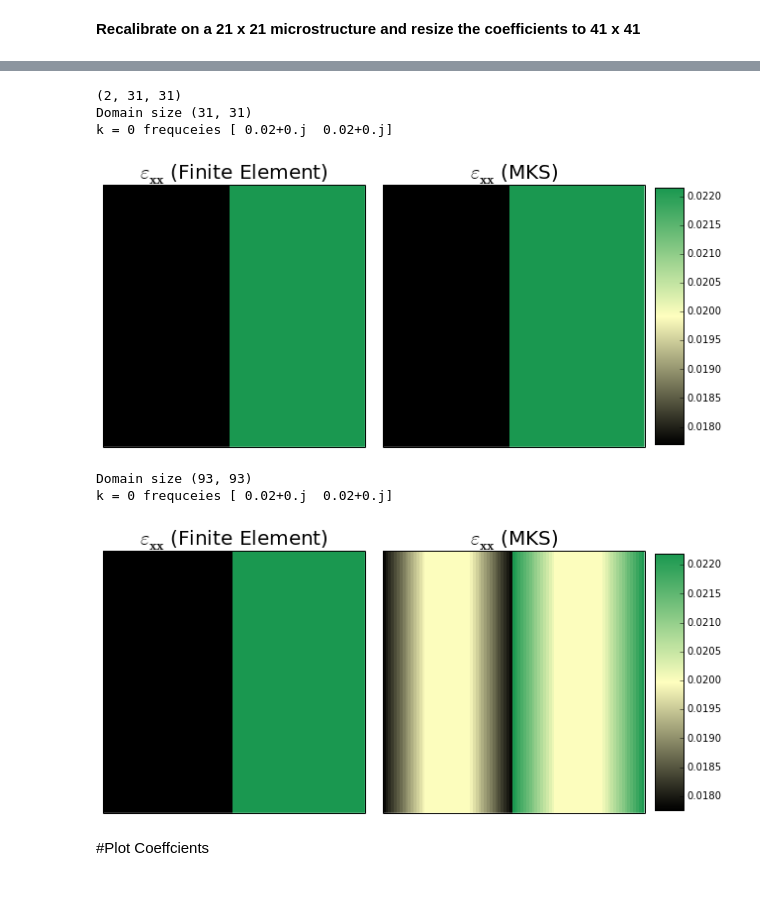
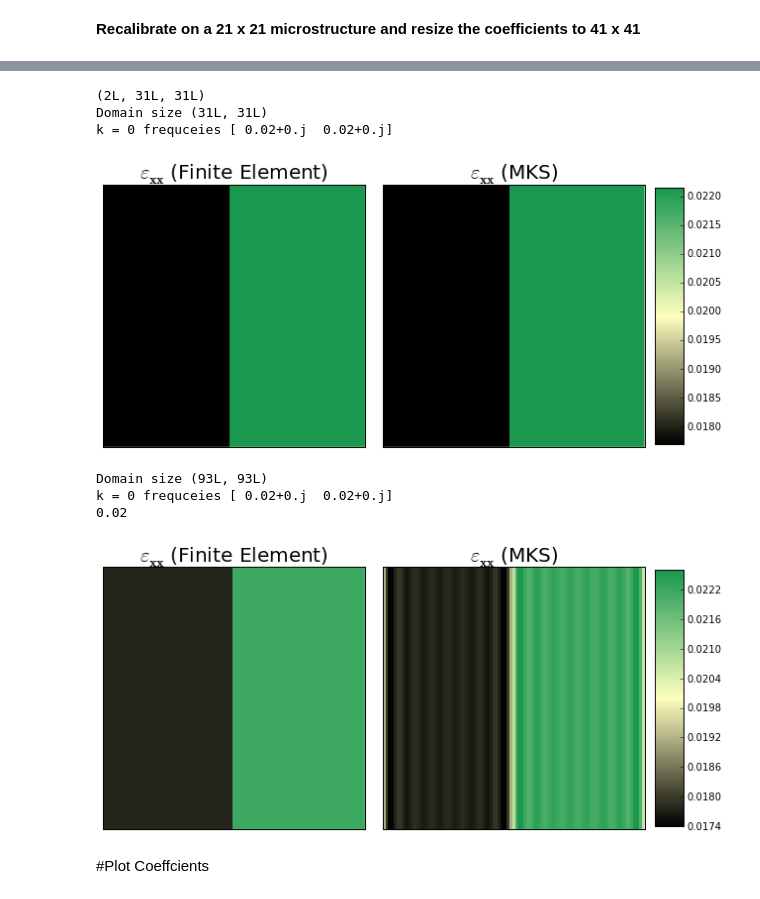
Before and after one commit to davidbrough1/pymks, a Jupyter notebook: notebooks/rescaling_coeff_binary_material.ipynb, the cells around one changed output, grey strips where cells are left out. Cells and saved outputs as stored; diff of their text form; code cells hidden in the pictures.

```diff
--- a/notebooks/rescaling_coeff_binary_material.ipynb
+++ b/notebooks/rescaling_coeff_binary_material.ipynb
@@ -20,7 +23,7 @@ L = 21
 X_L = np.zeros((1, L, L), dtype='int')
 X_L[:, L / 2:, :] = 1
 # %%
-N = 41
+N = 2 * L
 X_N = np.zeros((1, N, N), dtype='int')
 X_N[:, N / 2:, :] = 1
 # %% [markdown]
@@ -201,8 +204,8 @@ draw_strains_compare(y_Lp[0], y_Lp_pred[0])
 print 'Domain size', y_Lp[0].shape
 print 'k = 0 frequceies', model._filter.Fkernel[0, 0, 0, :]
 # %% [output]
-(2, 31, 31)
-Domain size (31, 31)
+(2L, 31L, 31L)
+Domain size (31L, 31L)
 k = 0 frequceies [ 0.02+0.j  0.02+0.j]
 [figure]
 # %%
@@ -217,17 +220,19 @@ X_Qp_delta, y_Qp_delta = make_elastic_FE_strain_delta(elastic_modulus=elastic_mo
 sim.run(X_Qp)
 y_Qp = sim.response
 # %%
-model.resize_coeff(X_Qp[0].shape)
+model.resize_coeff(3)
 y_Qp_pred = model.predict(X_Qp)
 
 draw_strains_compare(y_Qp[0], y_Qp_pred[0])
 
 print 'Domain size', y_Qp[0].shape
 print 'k = 0 frequceies', model._filter.Fkernel[0, 0, 0, :]
+print np.average(y_Qp_pred[0])
 # %% [output]
-Domain size (93, 93)
+Domain size (93L, 93L)
 k = 0 frequceies [ 0.02+0.j  0.02+0.j]
+0.02
-[figure, old version]
+[figure, new version]
 # %% [markdown]
 #Plot Coeffcients
 # %%
```
Also changed, not shown: parts of 24 cells of this notebook, 1 other file.
